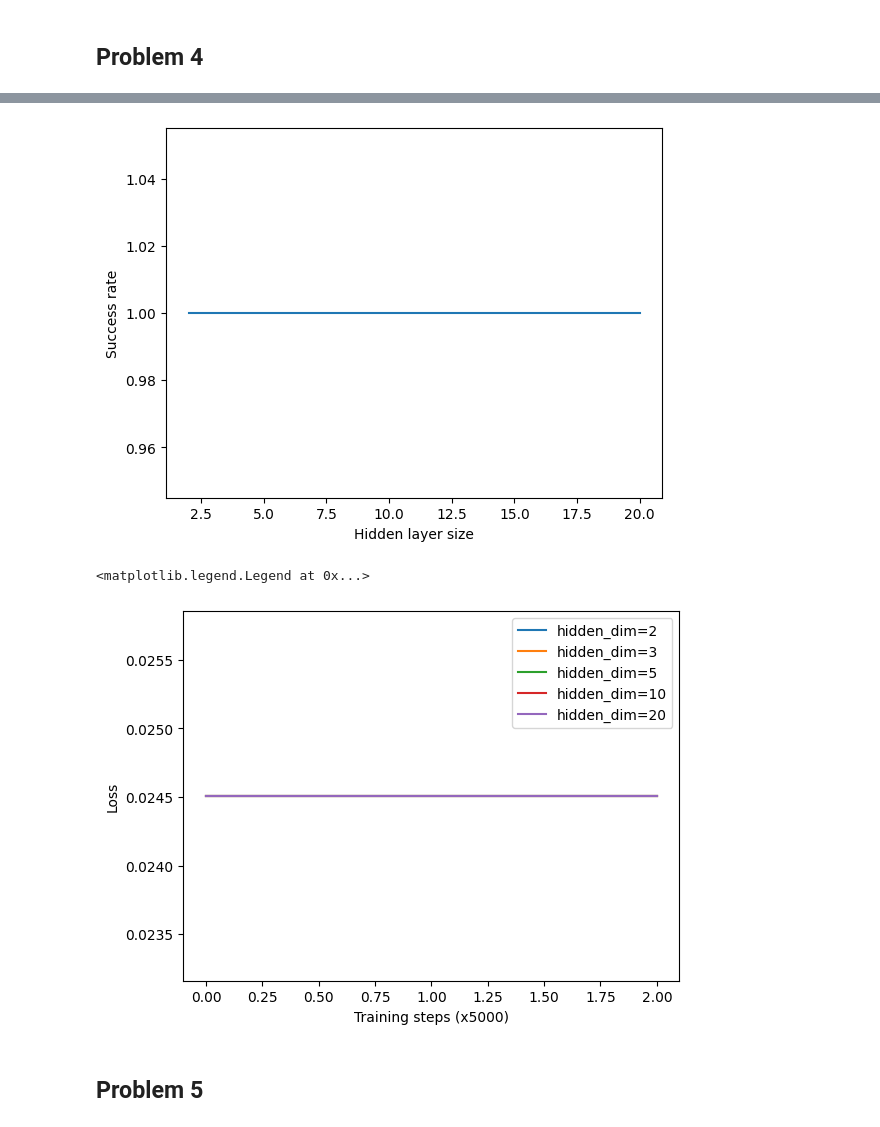
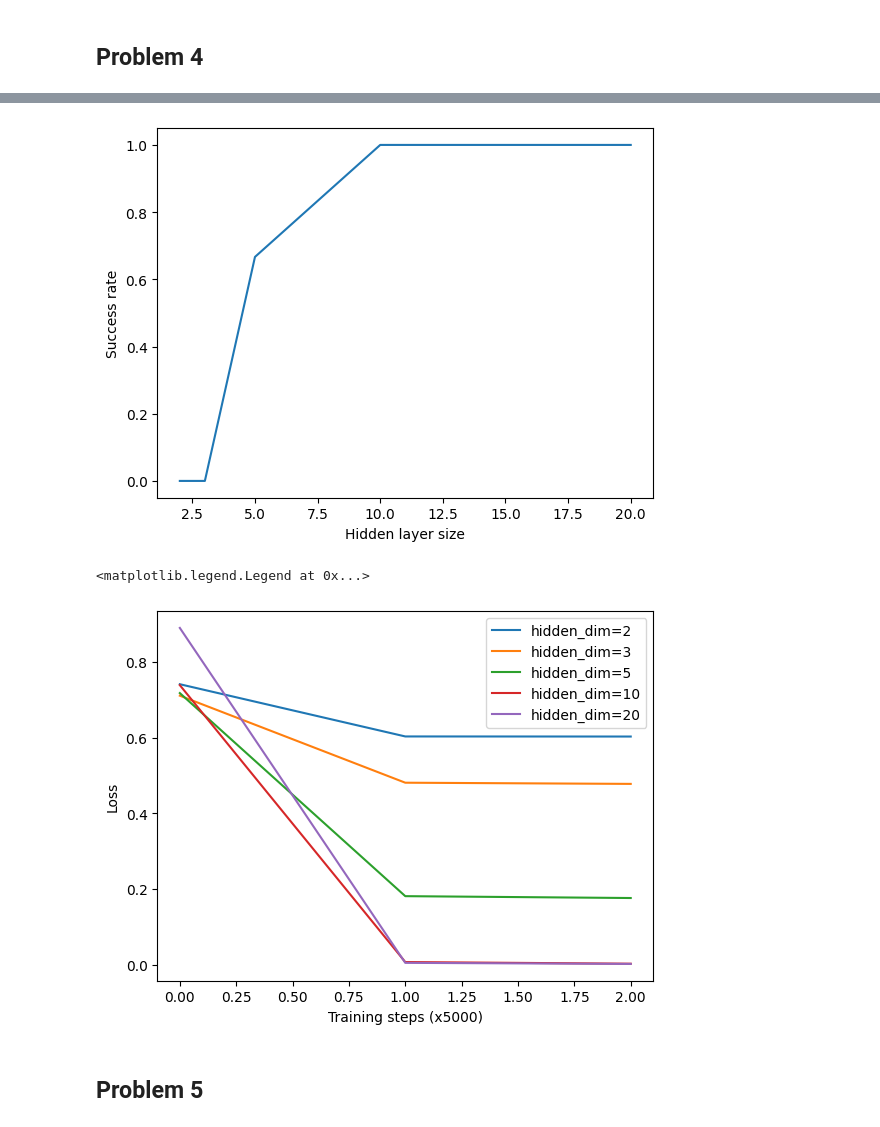
Before and after one commit to PatrykFlama/UWr, a Jupyter notebook: Sem6/NN/List1/Assignment1.ipynb, the cells around one changed output, grey strips where cells are left out. Drawn from its saved outputs; the diff is of its cells as text; code cells hidden in the pictures.

```diff
--- a/Sem6/NN/List1/Assignment1.ipynb
+++ b/Sem6/NN/List1/Assignment1.ipynb
@@ -308,26 +308,26 @@ def check_grad(net, param_name, X, Y, eps=1e-5):
     return grad, orig_grad
 # %%
 # Hint: use float64 for checking the correctness of the gradient
-net = SmallNet(2, 2, dtype=torch.float64)
+net_z2 = SmallNet(2, 2, dtype=torch.float64)
 
 for param_name in ["W1", "b1", "W2", "b2"]:
-    check_grad(net, param_name, X, Y)
+    check_grad(net_z2, param_name, X, Y)
 # %% [markdown]
 ## Problem 3
 # %%
-net = SmallNet(2, 10, dtype=torch.float64)
+net_z3 = SmallNet(2, 10, dtype=torch.float64)
 
 alpha = 0.1  # set a learning rate
 
 for i in range(100000):
-    _, loss = net.forward(X, Y, do_backward=True)
+    _, loss = net_z3.forward(X, Y, do_backward=True)
     if (i % 5000) == 0:
         print(f"after {i} steps \tloss={loss}")
     for param_name in ["W1", "b1", "W2", "b2"]:
-        param = getattr(net, param_name)
+        param = getattr(net_z3, param_name)
         # Hint: use the construct `param[:]` to change the contents of the array!
         # Doing instead `param = new_val` simply changes to what the variable
         # param points to, without affecting the network!
-        # alternatively, you could do setattr(net, param_name, new_value)
-        param[:] = param - alpha * getattr(net, param_name + "_grad")
+        # alternatively, you could do setattr(net_z3, param_name, new_value)
+        param[:] = param - alpha * getattr(net_z3, param_name + "_grad")
 # %% [output]
@@ -354,5 +354,5 @@ after 95000 steps       loss=0.0006063868376874797
 # %%
-predictions, loss = net.forward(X, Y, do_backward=True)
+predictions, loss = net_z3.forward(X, Y, do_backward=True)
 for x, p in zip(X, predictions):
     print(f"XORnet({x}) = {p[0]}")
 # %% [output]
@@ -380,9 +380,9 @@ for hidden_dim in DIMS:
     ITER = 3
     train_histories.append([])
     for _ in range(ITER):
-        net = SmallNet(3, hidden_dim, dtype=torch.float64)
+        net_z3v2 = SmallNet(3, hidden_dim, dtype=torch.float64)
         for i in range(10000 + 1):
-            _, loss = net.forward(X3, Y3, do_backward=True)
+            _, loss = net_z3v2.forward(X3, Y3, do_backward=True)
 
             # if (i % 5000) == 0:
             #     print(f"after {i} steps \tloss={loss}")
@@ -395,10 +395,10 @@ for hidden_dim in DIMS:
                     train_histories[-1][i//5000] /= 2
 
             for param_name in ["W1", "b1", "W2", "b2"]:
-                param = getattr(net, param_name)
-                param[:] = param - alpha * getattr(net, param_name + "_grad")
+                param = getattr(net_z3v2, param_name)
+                param[:] = param - alpha * getattr(net_z3v2, param_name + "_grad")
 
-        predictions, loss = net.forward(X3, Y3, do_backward=True)
+        predictions, loss = net_z3v2.forward(X3, Y3, do_backward=True)
         success = torch.allclose(predictions.round(), Y3)
         print(loss, success)
         successes += success
@@ -416,4 +416,5 @@ for i, history in enumerate(train_histories):
 plt.xlabel("Training steps (x5000)")
 plt.ylabel("Loss")
 plt.legend()
+plt.show()
 # %% [output]
@@ -519,7 +498,7 @@ for hidden_dim in DIMS:
     for _ in range(ITER):
         net_z4 = SmallNet_Z4(3, hidden_dim, dtype=torch.float64)
         for i in range(10000 + 1):
-            _, loss = net.forward(X3, Y3, do_backward=True)
+            _, loss = net_z4.forward(X3, Y3, do_backward=True)
 
             if (i % 5000) == 0:
                 print(f"after {i} steps \tloss={loss}")
@@ -531,7 +510,7 @@ for hidden_dim in DIMS:
                     train_histories[-1][i//5000] += loss
                     train_histories[-1][i//5000] /= 2
 
-        predictions, loss = net.forward(X3, Y3, do_backward=True)
+        predictions, loss = net_z4.forward(X3, Y3, do_backward=True)
         success = torch.allclose(predictions.round(), Y3)
         print(loss, success)
         successes += success
@@ -569,7 +548,7 @@ tensor(0.0245, dtype=torch.float64) True
 hidden_dim=20 success rate=1.0
-[figure, old version]
+[figure, new version]
 <matplotlib.legend.Legend at 0x...>
-[figure, old version]
+[figure, new version]
 # %% [markdown]
 ## Problem 5
 # %%
```
Also changed, not shown: parts of 13 cells of this notebook.
